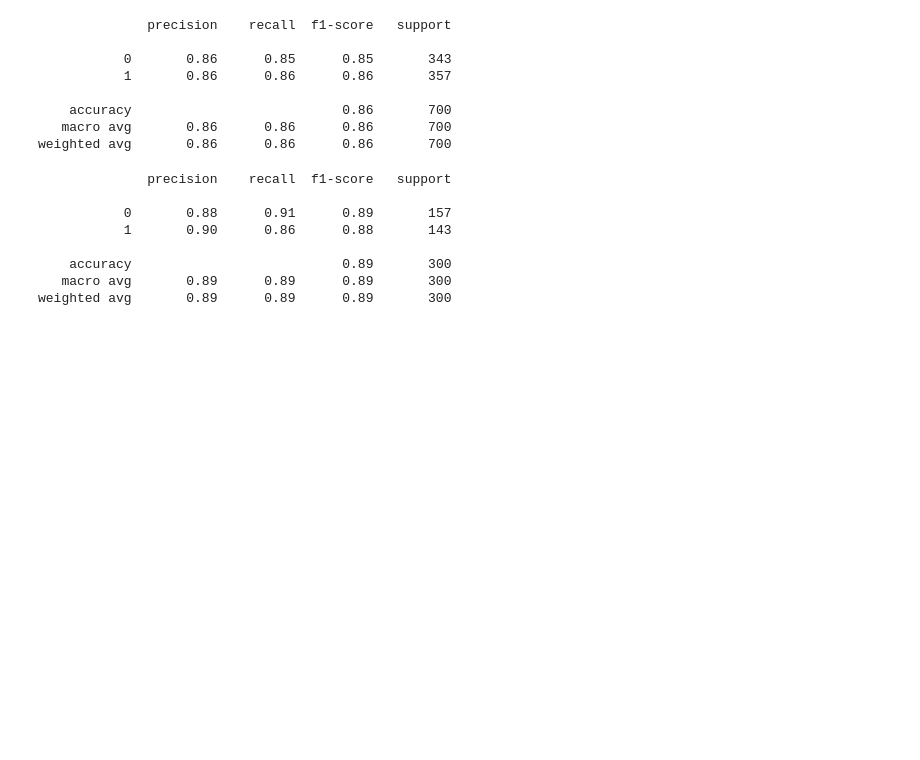
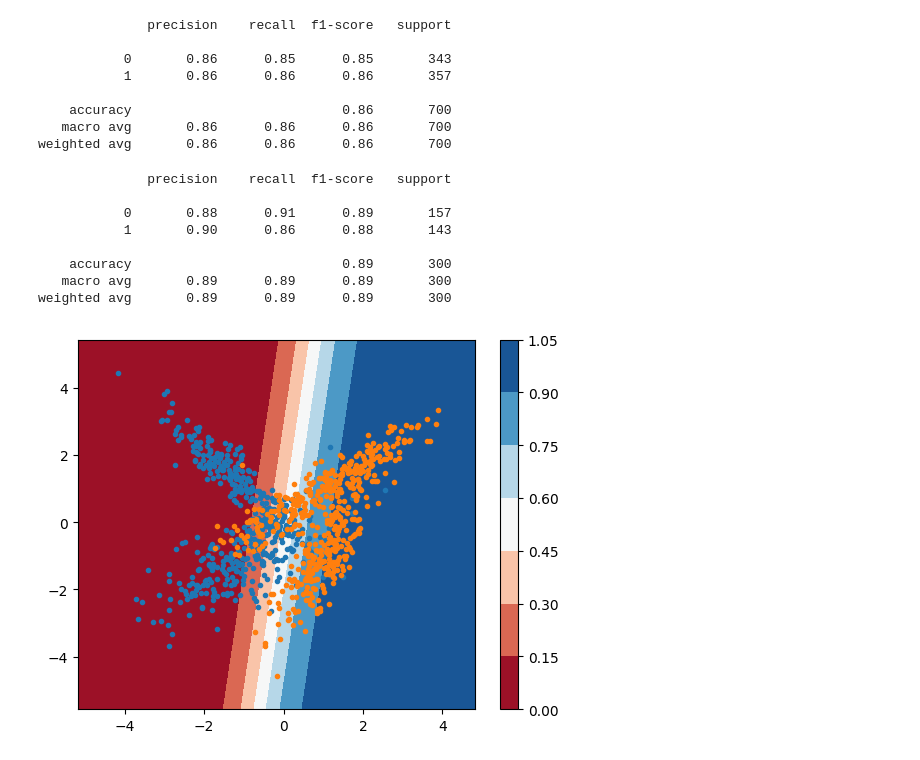
Before and after one commit to Antonio-Onyx/Our-own-neural-network, a Jupyter notebook: Binary_classification.ipynb, the cells around one changed output. Drawn from its saved outputs; the diff is of its cells as text; code cells hidden in the pictures; blank space fills up the shorter version.

Commit message:
graficando la separacion de los datos

```diff
--- a/Binary_classification.ipynb
+++ b/Binary_classification.ipynb
@@ -92,3 +92,45 @@ print(report)
     accuracy                           0.89       300
    macro avg       0.89      0.89      0.89       300
 weighted avg       0.89      0.89      0.89       300
+# %%
+# vamos a intentar graficar la separacion de nuestros datos
+
+# define bounds of the domain
+min1, max1 = X[:, 0].min()-1, X[:, 0].max()+1
+min2, max2 = X[:, 1].min()-1, X[:, 1].max()+1
+
+# define the x and y scale
+x1grid = np.arange(min1, max1, 0.1)
+x2grid = np.arange(min2, max2, 0.1)
+
+# create all of the lines and rows of the grid
+xx, yy = np.meshgrid(x1grid, x2grid)
+
+# flatten each grid to a vector
+r1, r2 = xx.flatten(), yy.flatten()
+r1, r2 = r1.reshape((len(r1), 1)), r2.reshape((len(r2), 1))
+
+# horizontal stack vectors to create x1,x2 input for the model
+grid = np.hstack((r1,r2))
+
+z_grid = pre_activacion.forward(grid)
+y_pred_grid = activacion.forward(z_grid)
+yhat = y_pred_grid
+
+# keep just the probabilities for class 0
+yhat = yhat[:, 0]
+# reshape the predictions back into a grid
+zz = yhat.reshape(xx.shape)
+# %%
+# plot the grid of x, y and z values as a surface
+c = plt.contourf(xx, yy, zz, cmap='RdBu')
+# add a legend, called a color bar
+plt.colorbar(c)
+# create scatter plot for samples from each class
+for class_value in range(2):
+    # get row indexes for samples with this class
+    row_ix = np.where(y == class_value)
+    # create scatter of these samples
+    plt.scatter(X[row_ix, 0], X[row_ix, 1], cmap='Paired', marker = ".")
+# %% [output]
+[figure, added]
```
